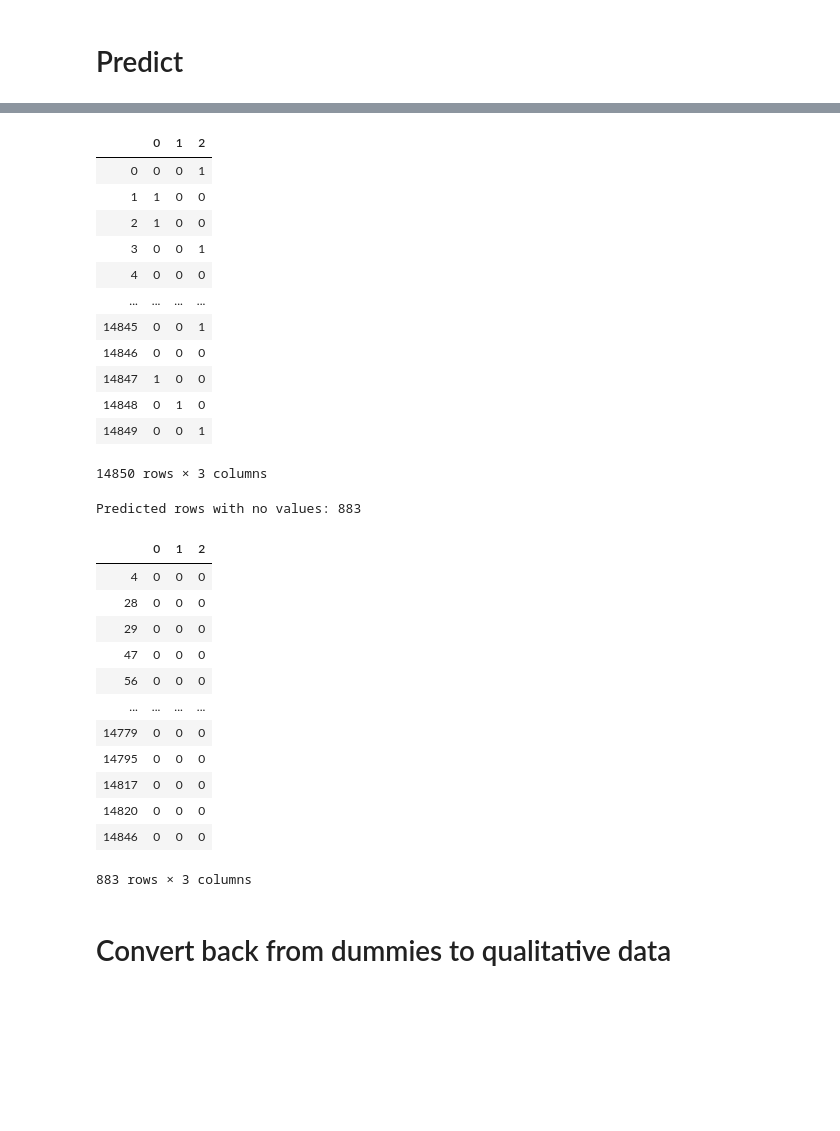
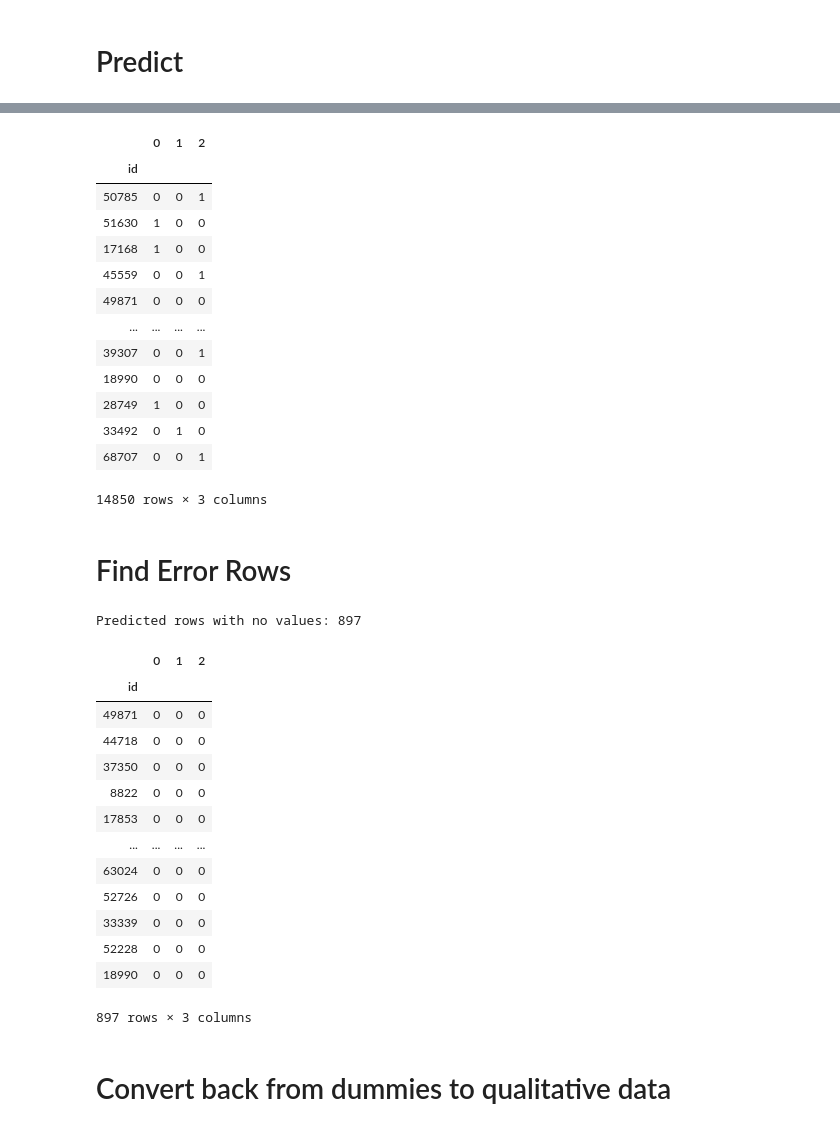
Before and after one commit to fleadsom/pumpItUp, a Jupyter notebook: pumpItUp_exploration.ipynb, the cells around one changed output, grey strips where cells are left out. Cells and saved outputs as stored; diff of their text form; code cells hidden in the pictures; blank space fills up the shorter version.

Commit message:
Submission requires null values removed

```diff
--- a/pumpItUp_exploration.ipynb
+++ b/pumpItUp_exploration.ipynb
@@ -129,46 +129,49 @@ display(y_train_dummies)
 # %%
-# X_test_dtree_cols = get_dtree_cols(X_test)
-# X_test_dtree_cols_dummies = encoder.fit_transform(X_test_dtree_cols)
-
 predictions = classifier.predict(pd.get_dummies(X_test_dtree_cols))
 
-y_pred_dummies = pd.DataFrame(predictions)
+y_pred_dummies = pd.DataFrame(predictions, index = X_test_dtree_cols.index)
 display(y_pred_dummies)
 # %% [output]
 |  | 0 | 1 | 2 |
-| 0 | 0 | 0 | 1 |
-| 1 | 1 | 0 | 0 |
-| 2 | 1 | 0 | 0 |
-| 3 | 0 | 0 | 1 |
-| 4 | 0 | 0 | 0 |
+| id |  |  |  |
+| 50785 | 0 | 0 | 1 |
+| 51630 | 1 | 0 | 0 |
+| 17168 | 1 | 0 | 0 |
+| 45559 | 0 | 0 | 1 |
+| 49871 | 0 | 0 | 0 |
 | ... | ... | ... | ... |
-| 14845 | 0 | 0 | 1 |
-| 14846 | 0 | 0 | 0 |
-| 14847 | 1 | 0 | 0 |
-| 14848 | 0 | 1 | 0 |
-| 14849 | 0 | 0 | 1 |
+| 39307 | 0 | 0 | 1 |
+| 18990 | 0 | 0 | 0 |
+| 28749 | 1 | 0 | 0 |
+| 33492 | 0 | 1 | 0 |
+| 68707 | 0 | 0 | 1 |
 14850 rows × 3 columns
+# %% [markdown]
+# Find Error Rows
 # %%
-null_preds = y_pred_dummies.loc[(y_pred_dummies[0] == 0.0)
-                   & (y_pred_dummies[1] == 0.0)
-                   & (y_pred_dummies[2] == 0.0)]
-print("Predicted rows with no values: " + str(len(null_preds)))
-display(null_preds)
+def find_nulls_in_dummies(df):
+    null_preds = df.loc[(df[0] == 0.0)
+                       & (df[1] == 0.0)
+                       & (df[2] == 0.0)]
+    print("Predicted rows with no values: " + str(len(null_preds)))
+    return null_preds
+display(find_nulls_in_dummies(y_pred_dummies))
 # %% [output]
-Predicted rows with no values: 883
+Predicted rows with no values: 897
 |  | 0 | 1 | 2 |
-| 4 | 0 | 0 | 0 |
-| 28 | 0 | 0 | 0 |
-| 29 | 0 | 0 | 0 |
-| 47 | 0 | 0 | 0 |
-| 56 | 0 | 0 | 0 |
+| id |  |  |  |
+| 49871 | 0 | 0 | 0 |
+| 44718 | 0 | 0 | 0 |
+| 37350 | 0 | 0 | 0 |
+| 8822 | 0 | 0 | 0 |
+| 17853 | 0 | 0 | 0 |
 | ... | ... | ... | ... |
-| 14779 | 0 | 0 | 0 |
-| 14795 | 0 | 0 | 0 |
-| 14817 | 0 | 0 | 0 |
-| 14820 | 0 | 0 | 0 |
-| 14846 | 0 | 0 | 0 |
+| 63024 | 0 | 0 | 0 |
+| 52726 | 0 | 0 | 0 |
+| 33339 | 0 | 0 | 0 |
+| 52228 | 0 | 0 | 0 |
+| 18990 | 0 | 0 | 0 |
-883 rows × 3 columns
+897 rows × 3 columns
 # %% [markdown]
 # Convert back from dummies to qualitative data
 # %%
```
Also changed, not shown: parts of 7 cells of this notebook.
